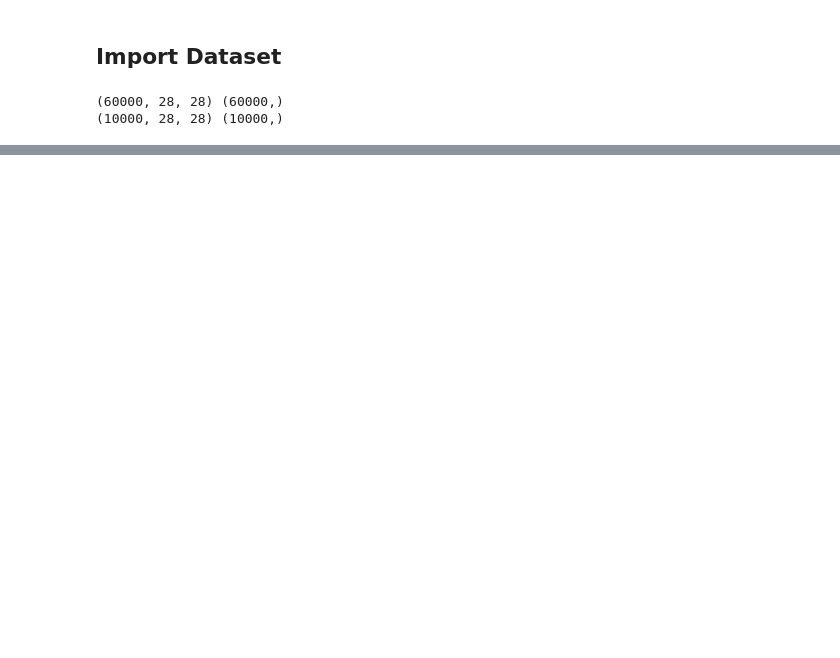
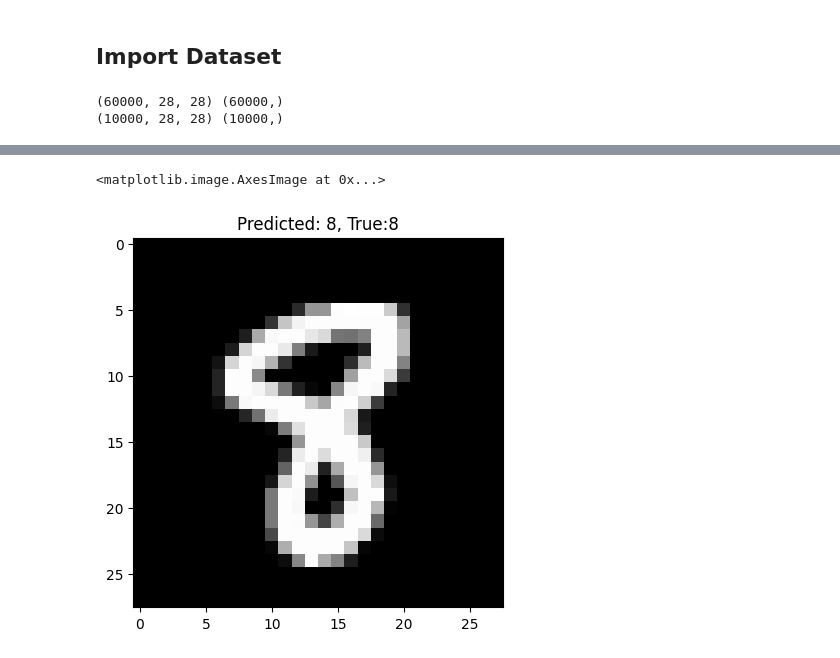
Before and after one commit to kriseax/MSAMinor2025, a Jupyter notebook: neural_networks/digit_recognition.ipynb, the cells around one changed output, grey strips where cells are left out. Saved outputs shown, nothing was run; the diff lists cells and outputs as text; code cells hidden in the pictures; blank space fills up the shorter version.

```diff
--- a/neural_networks/digit_recognition.ipynb
+++ b/neural_networks/digit_recognition.ipynb
@@ -56,0 +204,18 @@ for i in range(num_classes):
+# %%
+#choose a random sample from all test data
+random_num = np.random.choice(len(X_test))
+X_sample = X_test[random_num]
+
+#get the true label for the sample variable
+y_true = np.argmax(y_test, axis=1)
+y_sample_true = y_true[random_num]
+
+#save the [redicted label of the variable
+y_sample_pred_class = y_pred_classes[random_num]
+# %%
+#visualize
+plt.title(f"Predicted: {y_sample_pred_class}, True:{y_sample_true}")
+plt.imshow(X_sample.reshape(28, 28), cmap="gray")
+# %% [output]
+<matplotlib.image.AxesImage at 0x...>
+[figure, added]
```
Also changed, not shown: parts of 17 cells of this notebook.
